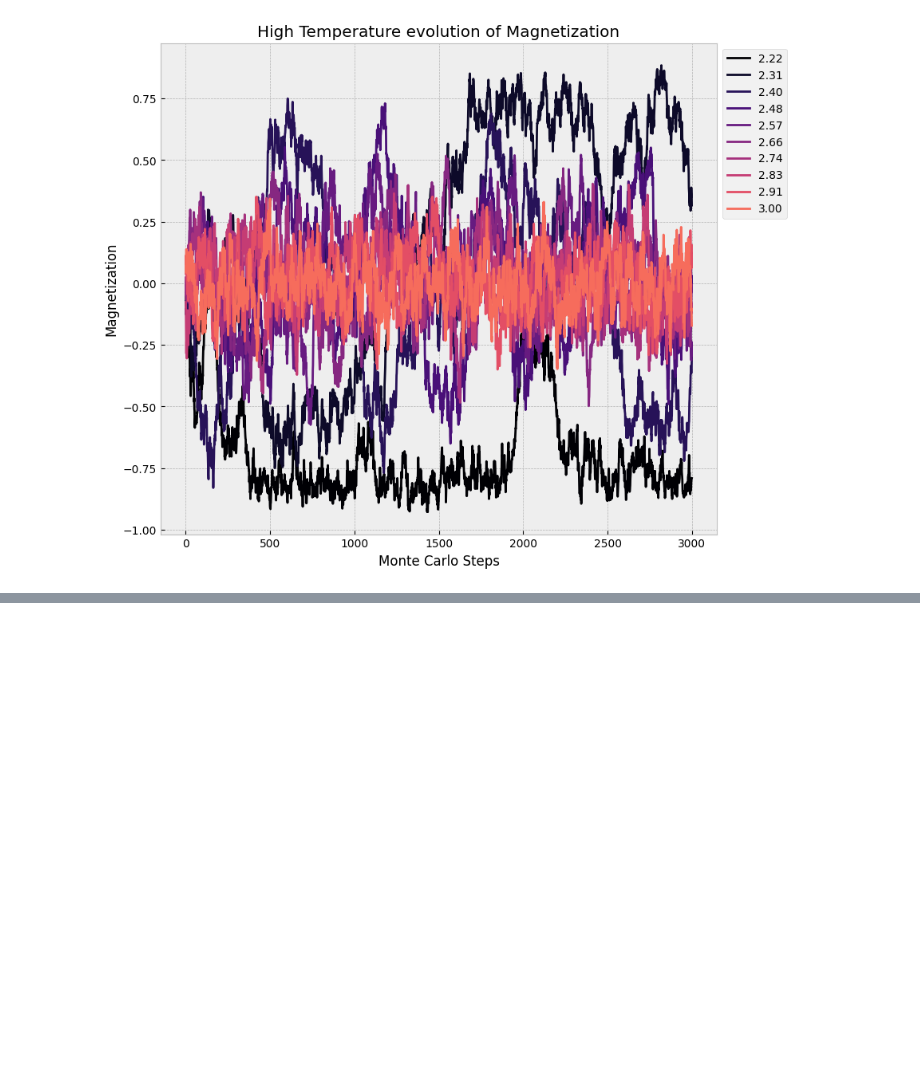
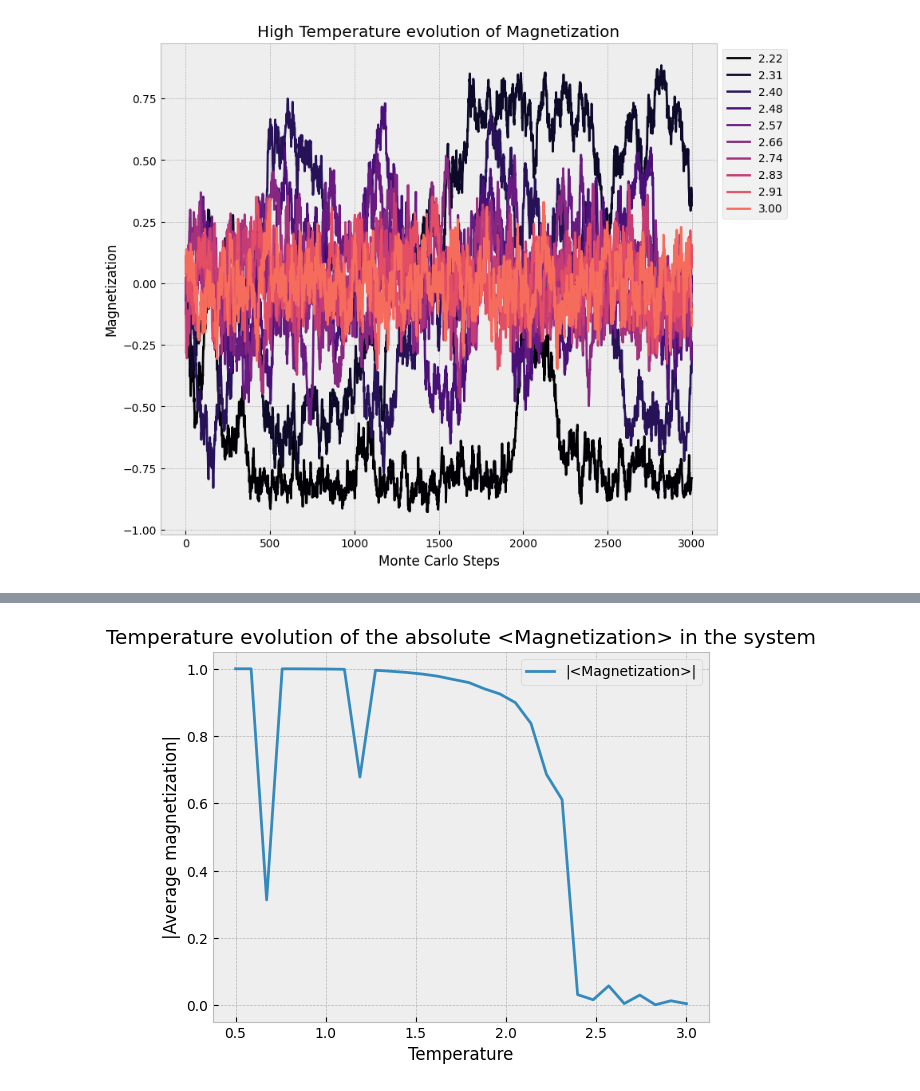
Before and after one commit to grk38/Theoretical-Statistical-Mechanics-11, a Jupyter notebook: Exercise_Sheet_11.ipynb, the cells around one changed output, grey strips where cells are left out. Cells and saved outputs as stored; diff of their text form; code cells hidden in the pictures; blank space fills up the shorter version.

```diff
--- a/Exercise_Sheet_11.ipynb
+++ b/Exercise_Sheet_11.ipynb
@@ -225,3 +225,12 @@ plt.show()
 # starting island or majority of spins dominates the dynamics, and the system ends up either at 1, -1, or 0.
 # Our graph truly encapsulates such behavior, and we can confidently confirm that the Monte Carlo
 # simulation is an accurate representation of the Ising model in 2D.
+# %%
+plt.plot(Tarray,np.abs(averages),label='|<Magnetization>|')
+plt.xlabel('Temperature')
+plt.ylabel('|Average magnetization|')
+plt.title('Temperature evolution of the absolute <Magnetization> in the system')
+plt.legend()
+plt.show()
+# %% [output]
+[figure, added]
```
Also changed, not shown: parts of 2 cells of this notebook, 1 other file.
